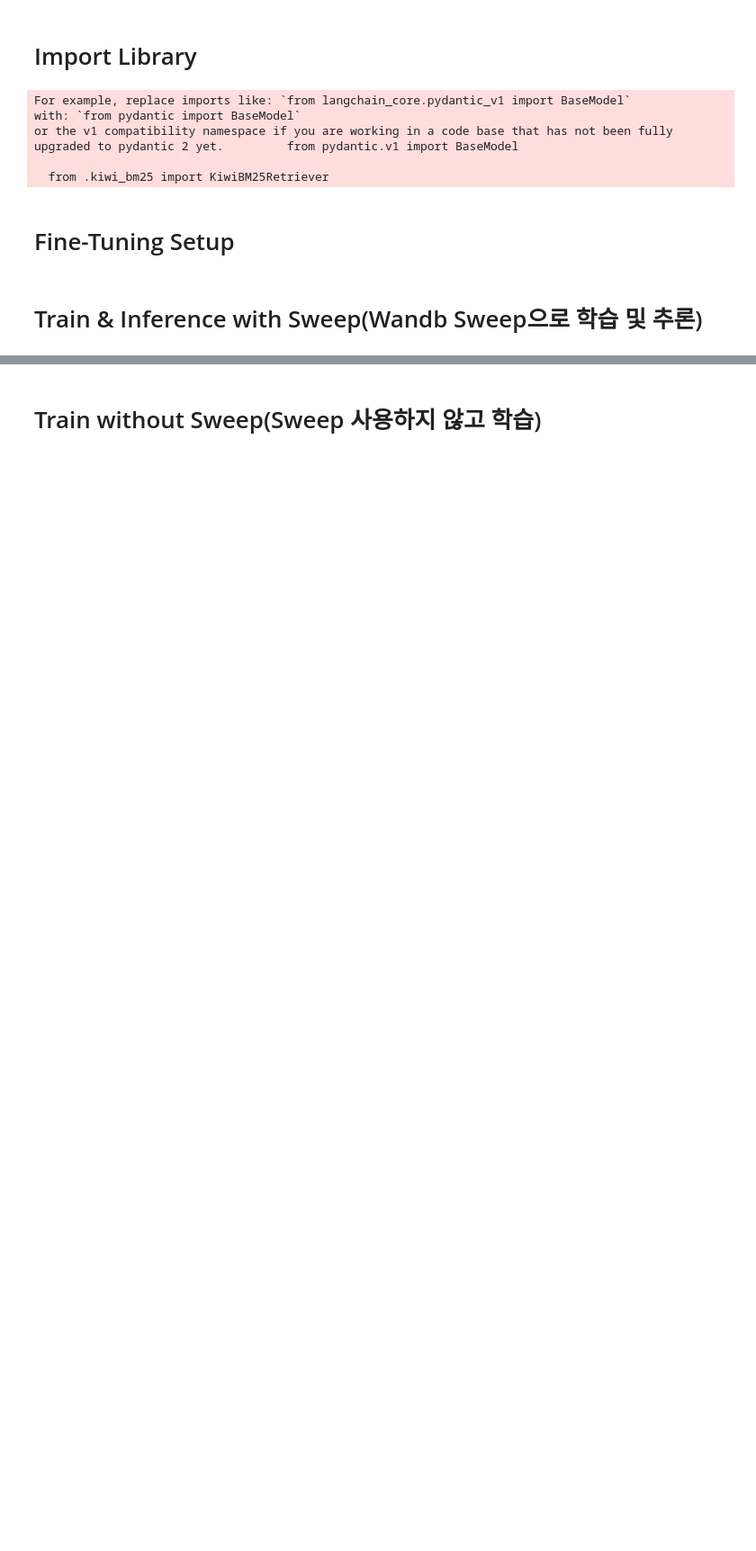
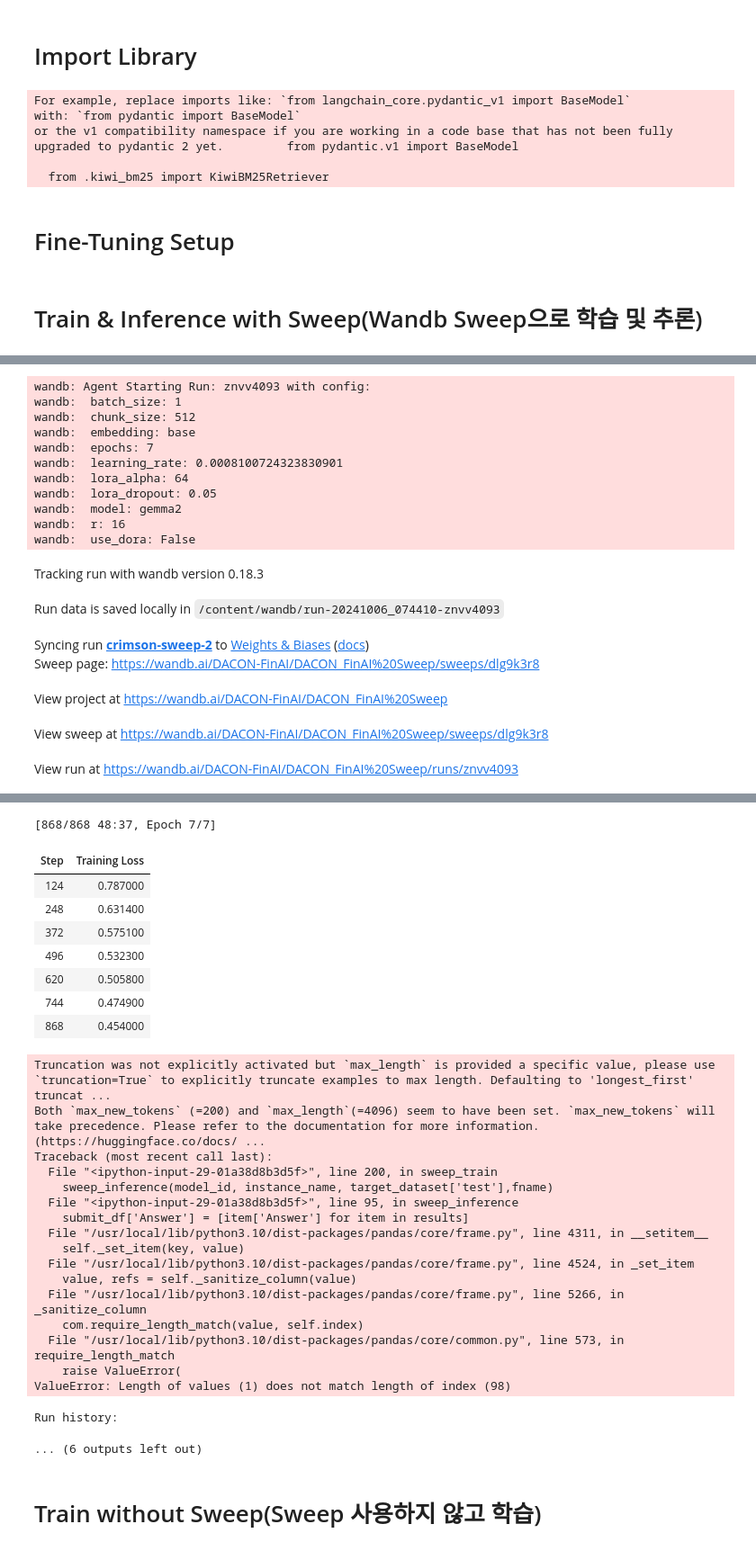
Before and after one commit to theNocturni/WASSUP-DACON-FinAI, a Jupyter notebook: code/1.train_n_inference.ipynb, the cells around one changed output, grey strips where cells are left out. Shown at 90% size. Drawn from its saved outputs; the diff is of its cells as text; code cells hidden in the pictures; blank space fills up the shorter version.

Commit message:
Sweep debugging

```diff
--- a/code/1.train_n_inference.ipynb
+++ b/code/1.train_n_inference.ipynb
@@ -21,7 +21,7 @@ Tue Oct  1 13:43:11 2024
 +---------------------------------------------------------------------------------------+
 # %%
 path = '/content/drive/MyDrive/DACON/Finance/reprocessed/'
-path = '/content/drive/MyDrive/kdt-EST-AI/project/dacon_fis/src/'
+# path = '/content/drive/MyDrive/kdt-EST-AI/project/dacon_fis/src/'
 base_directory = path # Your Base Directory
 # %%
 # 이름 정의 - sweep에선 사용되지 않음
@@ -112,6 +112,8 @@ wandb.login(key=wandb_token)
 
 import os
 
-os.environ["WANDB_PROJECT"]="DACON_FinAI"
+
+os.environ["WANDB_ENTITY"]="ps4southwest/DACON-FinAI"
+os.environ["WANDB_PROJECT"]="DACON_FinAI Sweep"
 os.environ["WANDB_LOG_MODEL"] = "end"
-wandb_run_name="noaug-Llama3.1-lora-base"
+wandb_run_name="noaug-Gemma2-lora-base"
@@ -360,7 +385,7 @@ sweep_config = {
             'values': [0.05]
         },
         'use_dora': {
-            'values': [True, False]
+            'values': [False]
         },
         'chunk_size': {
             'values': [256,512]
@@ -371,4 +396,4 @@ sweep_config = {
     }
 }
 # %%
-sweep_id = wandb.sweep(sweep=sweep_config, project="DACON-FinAI Sweep")
+sweep_id = wandb.sweep(sweep=sweep_config, entity='DACON-FinAI', project="DACON_FinAI Sweep")
@@ -570,4 +614,23 @@ def sweep_train(config=None):
 #로컬에 저장할 경우
 # trained_model.save_pretrained(f"{output_dir}/saved_model")
 # %%
-wandb.agent(sweep_id, sweep_train, count=5)
+wandb.agent(sweep_id, sweep_train, count=1)
+# %% [output]
+wandb: Agent Starting Run: znvv4093 with config:
+wandb:  batch_size: 1
+wandb:  chunk_size: 512
+wandb:  embedding: base
+wandb:  epochs: 7
+wandb:  learning_rate: 0.0008100724323830901
+wandb:  lora_alpha: 64
+wandb:  lora_dropout: 0.05
+wandb:  model: gemma2
+wandb:  r: 16
+wandb:  use_dora: False
+Tracking run with wandb version 0.18.3
+Run data is saved locally in /content/wandb/run-20241006_074410-znvv4093
+Syncing run crimson-sweep-2 to Weights & Biases (docs)
+Sweep page: https://wandb.ai/DACON-FinAI/DACON_FinAI%20Sweep/sweeps/dlg9k3r8
+View project at https://wandb.ai/DACON-FinAI/DACON_FinAI%20Sweep
+View sweep at https://wandb.ai/DACON-FinAI/DACON_FinAI%20Sweep/sweeps/dlg9k3r8
+View run at https://wandb.ai/DACON-FinAI/DACON_FinAI%20Sweep/runs/znvv4093
@@ -574,2 +640,29 @@ wandb.agent(sweep_id, sweep_train, count=5)
+[868/868 48:37, Epoch 7/7]
+| Step | Training Loss |
+| 124 | 0.787000 |
+| 248 | 0.631400 |
+| 372 | 0.575100 |
+| 496 | 0.532300 |
+| 620 | 0.505800 |
+| 744 | 0.474900 |
+| 868 | 0.454000 |
+Truncation was not explicitly activated but `max_length` is provided a specific value, please use `truncation=True` to explicitly truncate examples to max length. Defaulting to 'longest_first' truncat ...
+Both `max_new_tokens` (=200) and `max_length`(=4096) seem to have been set. `max_new_tokens` will take precedence. Please refer to the documentation for more information. (https://huggingface.co/docs/ ...
+Traceback (most recent call last):
+  File "<ipython-input-29-01a38d8b3d5f>", line 200, in sweep_train
+    sweep_inference(model_id, instance_name, target_dataset['test'],fname)
+  File "<ipython-input-29-01a38d8b3d5f>", line 95, in sweep_inference
+    submit_df['Answer'] = [item['Answer'] for item in results]
+  File "/usr/local/lib/python3.10/dist-packages/pandas/core/frame.py", line 4311, in __setitem__
+    self._set_item(key, value)
+  File "/usr/local/lib/python3.10/dist-packages/pandas/core/frame.py", line 4524, in _set_item
+    value, refs = self._sanitize_column(value)
+  File "/usr/local/lib/python3.10/dist-packages/pandas/core/frame.py", line 5266, in _sanitize_column
+    com.require_length_match(value, self.index)
+  File "/usr/local/lib/python3.10/dist-packages/pandas/core/common.py", line 573, in require_length_match
+    raise ValueError(
+ValueError: Length of values (1) does not match length of index (98)
+Run history:
+... (6 outputs left out)
 # %% [markdown]
 # Train without Sweep(Sweep 사용하지 않고 학습)
```
Also changed, not shown: parts of 9 cells of this notebook.
